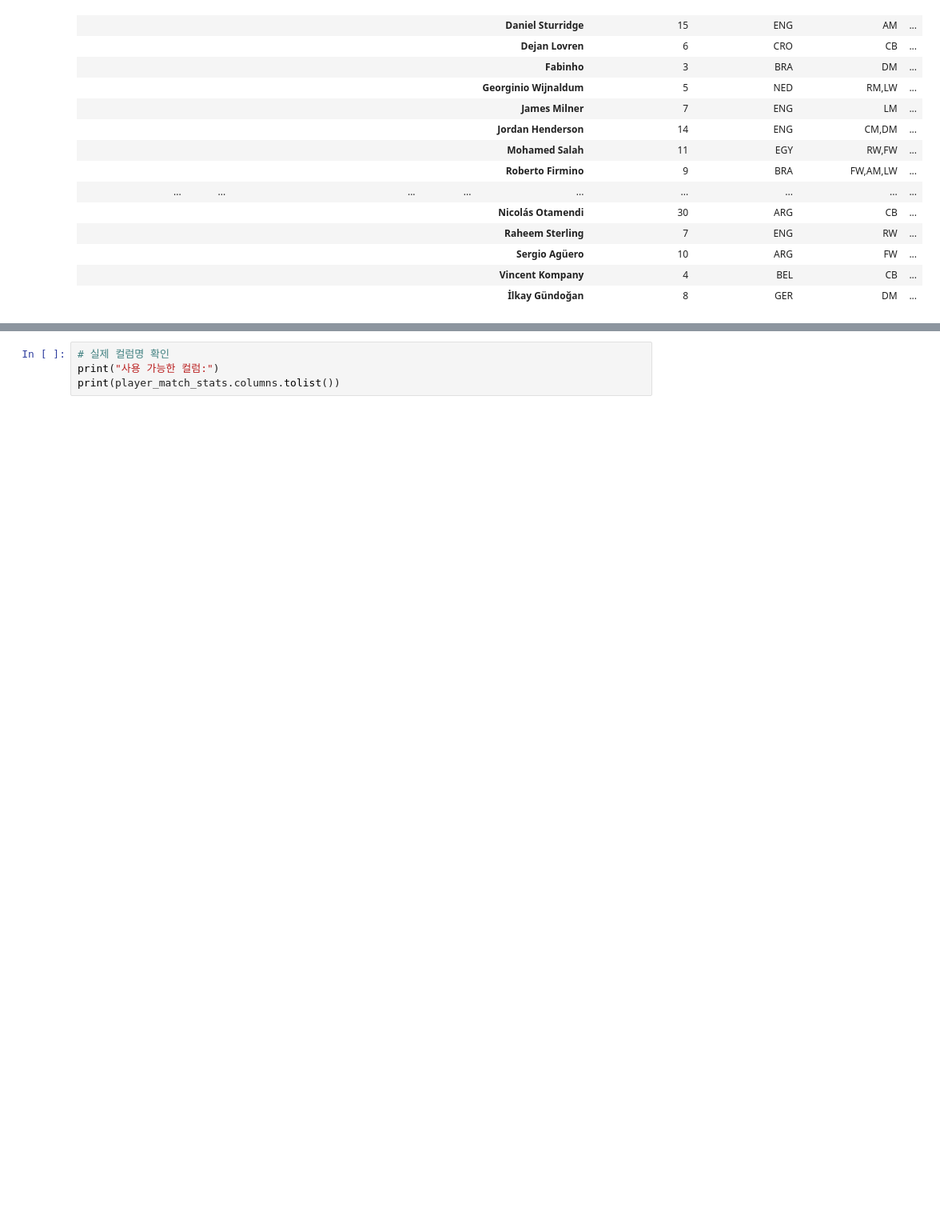
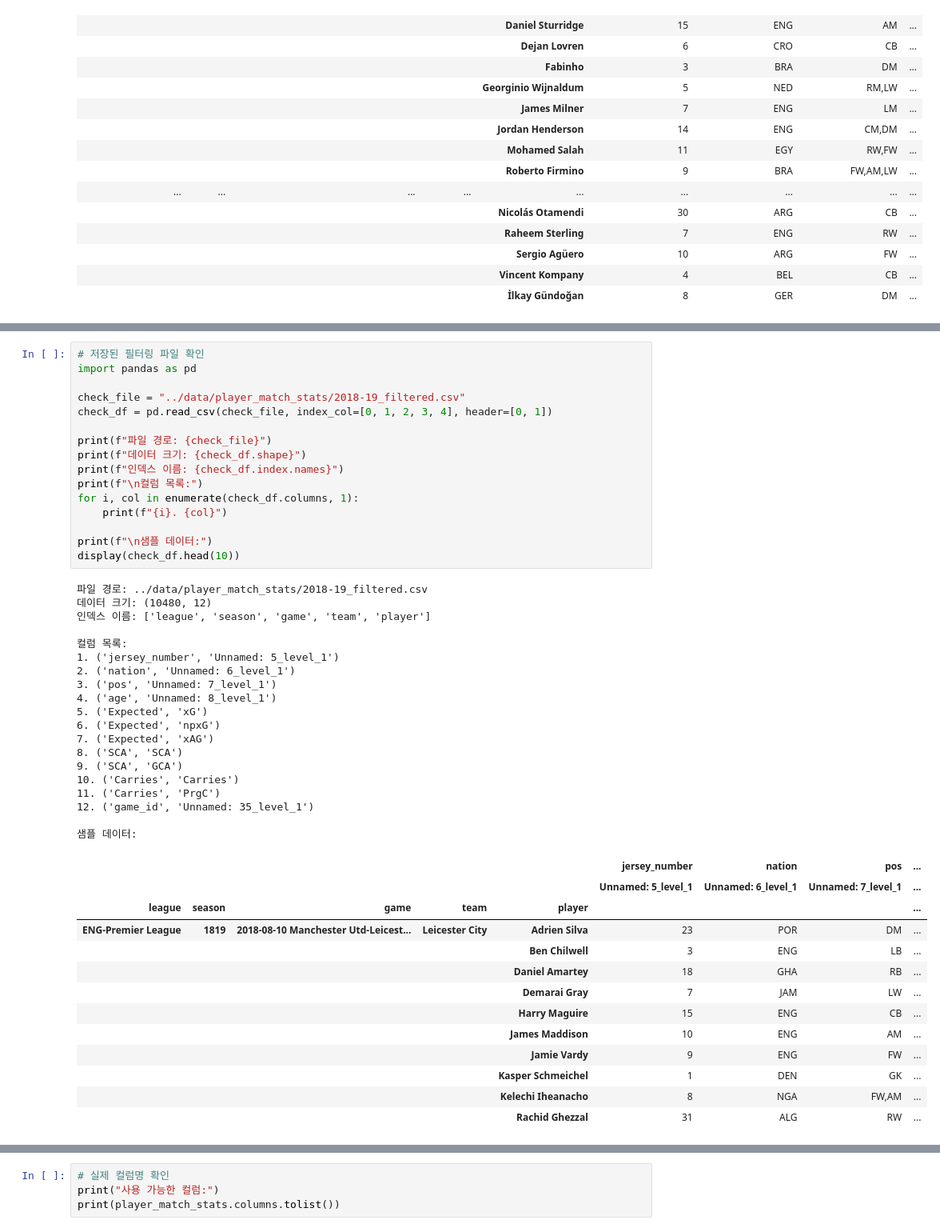
Before and after one commit to ryutt919/AIS, a Jupyter notebook: scripts/Soccerdata_scraper.ipynb, the cells around one changed output, grey strips where cells are left out. Shown: that part at 80% size. Cells and saved outputs as stored; diff of their text form; blank space fills up the shorter version.

```diff
--- a/scripts/Soccerdata_scraper.ipynb
+++ b/scripts/Soccerdata_scraper.ipynb
@@ -255,0 +285,49 @@ Liverpool vs Manchester City 경기 (필터링된 데이터):
+# %%
+# 저장된 필터링 파일 확인
+import pandas as pd
+
+check_file = "../data/player_match_stats/2018-19_filtered.csv"
+check_df = pd.read_csv(check_file, index_col=[0, 1, 2, 3, 4], header=[0, 1])
+
+print(f"파일 경로: {check_file}")
+print(f"데이터 크기: {check_df.shape}")
+print(f"인덱스 이름: {check_df.index.names}")
+print(f"\n컬럼 목록:")
+for i, col in enumerate(check_df.columns, 1):
+    print(f"{i}. {col}")
+
+print(f"\n샘플 데이터:")
+display(check_df.head(10))
+# %% [output]
+파일 경로: ../data/player_match_stats/2018-19_filtered.csv
+데이터 크기: (10480, 12)
+인덱스 이름: ['league', 'season', 'game', 'team', 'player']
+
+컬럼 목록:
+1. ('jersey_number', 'Unnamed: 5_level_1')
+2. ('nation', 'Unnamed: 6_level_1')
+3. ('pos', 'Unnamed: 7_level_1')
+4. ('age', 'Unnamed: 8_level_1')
+5. ('Expected', 'xG')
+6. ('Expected', 'npxG')
+7. ('Expected', 'xAG')
+8. ('SCA', 'SCA')
+9. ('SCA', 'GCA')
+10. ('Carries', 'Carries')
+11. ('Carries', 'PrgC')
+12. ('game_id', 'Unnamed: 35_level_1')
+
+샘플 데이터:
+|  |  |  |  |  | jersey_number | nation | pos | ... |
+|  |  |  |  |  | Unnamed: 5_level_1 | Unnamed: 6_level_1 | Unnamed: 7_level_1 | ... |
+| league | season | game | team | player |  |  |  | ... |
+| ENG-Premier League | 1819 | 2018-08-10 Manchester Utd-Leicest... | Leicester City | Adrien Silva | 23 | POR | DM | ... |
+|  |  |  |  | Ben Chilwell | 3 | ENG | LB | ... |
+|  |  |  |  | Daniel Amartey | 18 | GHA | RB | ... |
+|  |  |  |  | Demarai Gray | 7 | JAM | LW | ... |
+|  |  |  |  | Harry Maguire | 15 | ENG | CB | ... |
+|  |  |  |  | James Maddison | 10 | ENG | AM | ... |
+|  |  |  |  | Jamie Vardy | 9 | ENG | FW | ... |
+|  |  |  |  | Kasper Schmeichel | 1 | DEN | GK | ... |
+|  |  |  |  | Kelechi Iheanacho | 8 | NGA | FW,AM | ... |
+|  |  |  |  | Rachid Ghezzal | 31 | ALG | RW | ... |
```
Also changed, not shown: parts of 2 cells of this notebook.
